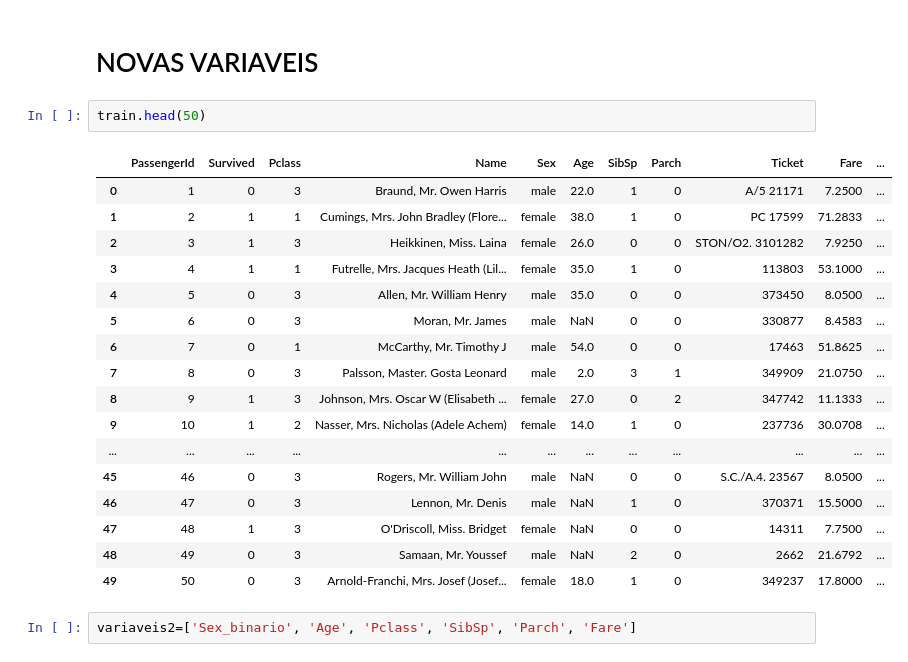
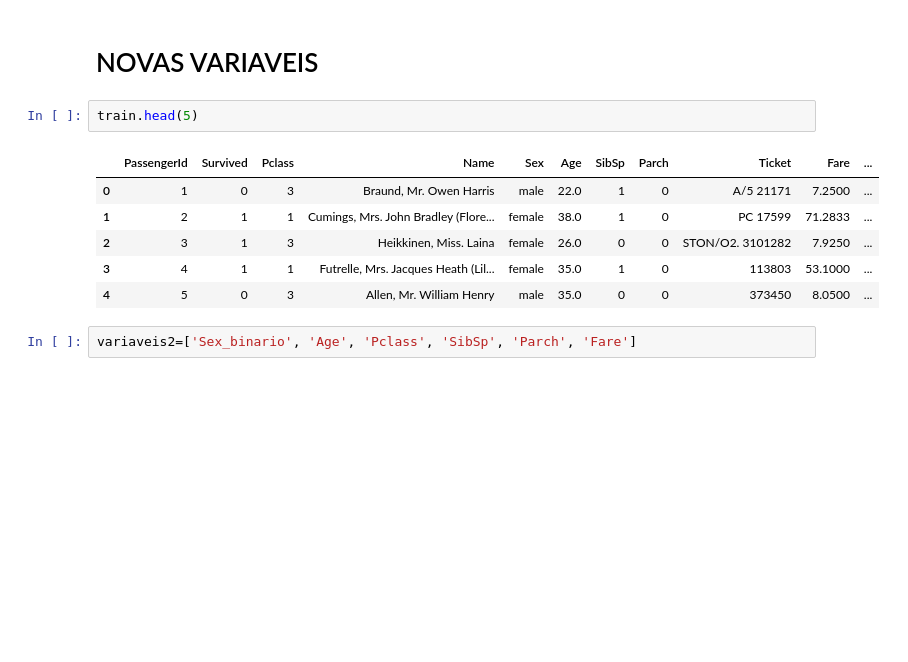
Before and after one commit to MatheusLopesA95/Titanic, a Jupyter notebook: RandomForestTitanic.ipynb, the cells around one changed output. Drawn from its saved outputs; the diff is of its cells as text; blank space fills up the shorter version.

```diff
--- a/RandomForestTitanic.ipynb
+++ b/RandomForestTitanic.ipynb
@@ -276,25 +240,14 @@ pylab.hist(resultados)
 # %% [markdown]
 # NOVAS VARIAVEIS
 # %%
-train.head(50)
+train.head(5)
 # %% [output]
 |  | PassengerId | Survived | Pclass | Name | Sex | Age | SibSp | Parch | Ticket | Fare | ... |
 | 0 | 1 | 0 | 3 | Braund, Mr. Owen Harris | male | 22.0 | 1 | 0 | A/5 21171 | 7.2500 | ... |
 | 1 | 2 | 1 | 1 | Cumings, Mrs. John Bradley (Flore... | female | 38.0 | 1 | 0 | PC 17599 | 71.2833 | ... |
 | 2 | 3 | 1 | 3 | Heikkinen, Miss. Laina | female | 26.0 | 0 | 0 | STON/O2. 3101282 | 7.9250 | ... |
 | 3 | 4 | 1 | 1 | Futrelle, Mrs. Jacques Heath (Lil... | female | 35.0 | 1 | 0 | 113803 | 53.1000 | ... |
 | 4 | 5 | 0 | 3 | Allen, Mr. William Henry | male | 35.0 | 0 | 0 | 373450 | 8.0500 | ... |
-| 5 | 6 | 0 | 3 | Moran, Mr. James | male | NaN | 0 | 0 | 330877 | 8.4583 | ... |
-| 6 | 7 | 0 | 1 | McCarthy, Mr. Timothy J | male | 54.0 | 0 | 0 | 17463 | 51.8625 | ... |
-| 7 | 8 | 0 | 3 | Palsson, Master. Gosta Leonard | male | 2.0 | 3 | 1 | 349909 | 21.0750 | ... |
-| 8 | 9 | 1 | 3 | Johnson, Mrs. Oscar W (Elisabeth ... | female | 27.0 | 0 | 2 | 347742 | 11.1333 | ... |
-| 9 | 10 | 1 | 2 | Nasser, Mrs. Nicholas (Adele Achem) | female | 14.0 | 1 | 0 | 237736 | 30.0708 | ... |
-| ... | ... | ... | ... | ... | ... | ... | ... | ... | ... | ... | ... |
-| 45 | 46 | 0 | 3 | Rogers, Mr. William John | male | NaN | 0 | 0 | S.C./A.4. 23567 | 8.0500 | ... |
-| 46 | 47 | 0 | 3 | Lennon, Mr. Denis | male | NaN | 1 | 0 | 370371 | 15.5000 | ... |
-| 47 | 48 | 1 | 3 | O'Driscoll, Miss. Bridget | female | NaN | 0 | 0 | 14311 | 7.7500 | ... |
-| 48 | 49 | 0 | 3 | Samaan, Mr. Youssef | male | NaN | 2 | 0 | 2662 | 21.6792 | ... |
-| 49 | 50 | 0 | 3 | Arnold-Franchi, Mrs. Josef (Josef... | female | 18.0 | 1 | 0 | 349237 | 17.8000 | ... |
 # %%
 variaveis2=['Sex_binario', 'Age', 'Pclass', 'SibSp', 'Parch', 'Fare']
 # %%
```
Also changed, not shown: parts of 12 cells of this notebook.
